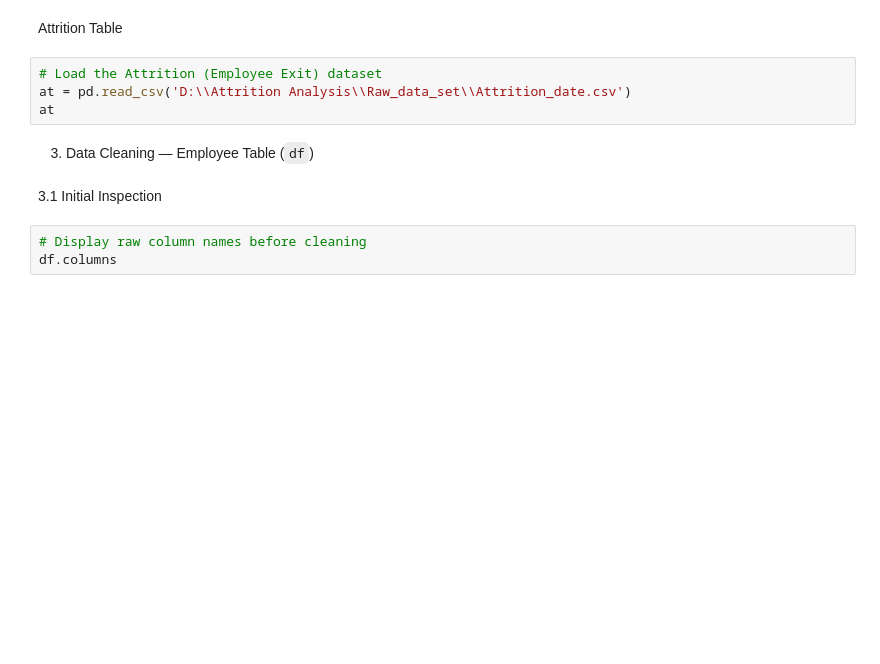
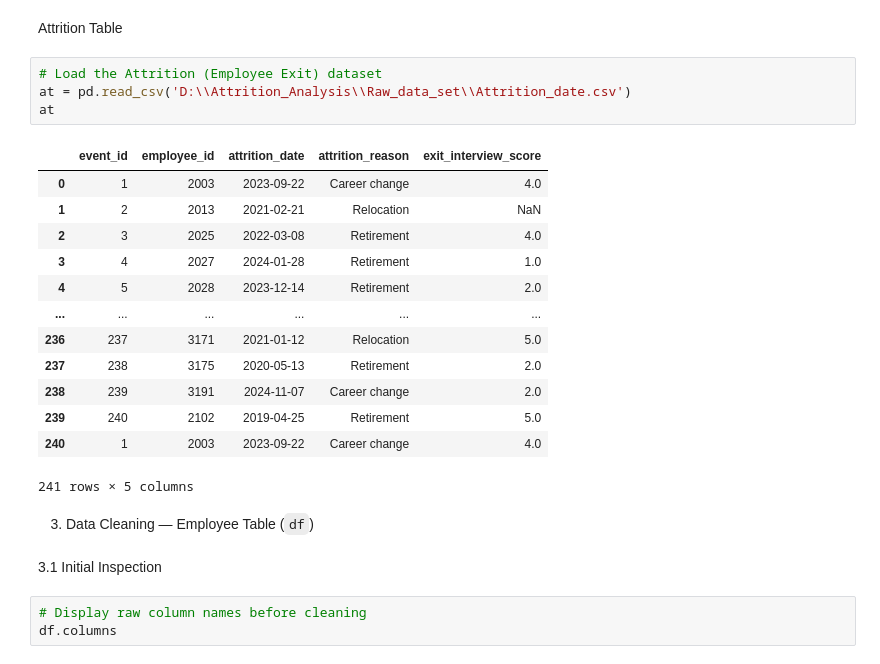
Before and after one commit to AmanSanadi/Attrition_Analysis, a Jupyter notebook: main.ipynb, the cells around one changed output. Drawn from its saved outputs; the diff is of its cells as text; blank space fills up the shorter version.

```diff
--- a/main.ipynb
+++ b/main.ipynb
@@ -62,8 +122,22 @@ sal
  Attrition Table
 # %%
 # Load the Attrition (Employee Exit) dataset
-at = pd.read_csv('D:\\Attrition Analysis\\Raw_data_set\\Attrition_date.csv')
+at = pd.read_csv('D:\\Attrition_Analysis\\Raw_data_set\\Attrition_date.csv')
 at
+# %% [output]
+|  | event_id | employee_id | attrition_date | attrition_reason | exit_interview_score |
+| 0 | 1 | 2003 | 2023-09-22 | Career change | 4.0 |
+| 1 | 2 | 2013 | 2021-02-21 | Relocation | NaN |
+| 2 | 3 | 2025 | 2022-03-08 | Retirement | 4.0 |
+| 3 | 4 | 2027 | 2024-01-28 | Retirement | 1.0 |
+| 4 | 5 | 2028 | 2023-12-14 | Retirement | 2.0 |
+| ... | ... | ... | ... | ... | ... |
+| 236 | 237 | 3171 | 2021-01-12 | Relocation | 5.0 |
+| 237 | 238 | 3175 | 2020-05-13 | Retirement | 2.0 |
+| 238 | 239 | 3191 | 2024-11-07 | Career change | 2.0 |
+| 239 | 240 | 2102 | 2019-04-25 | Retirement | 5.0 |
+| 240 | 1 | 2003 | 2023-09-22 | Career change | 4.0 |
+241 rows × 5 columns
 # %% [markdown]
 3. Data Cleaning — Employee Table (`df`)
 # %% [markdown]
```
Also changed, not shown: parts of 114 cells of this notebook, 5 other files.
